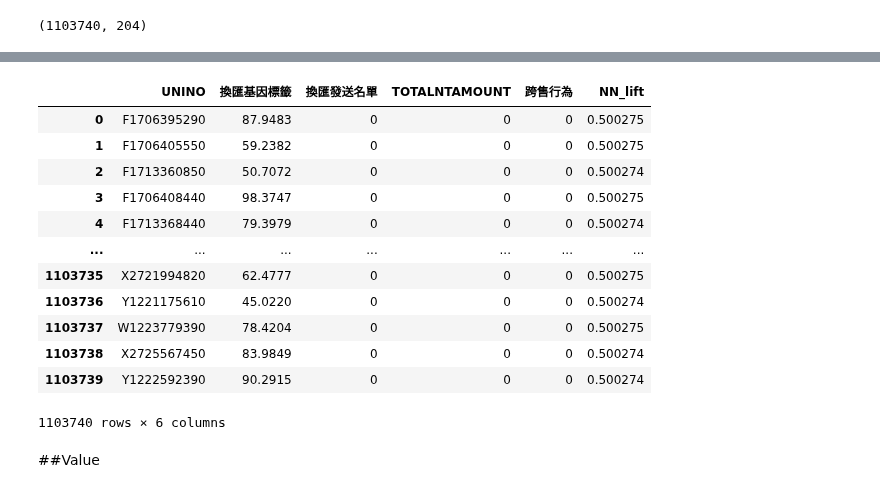
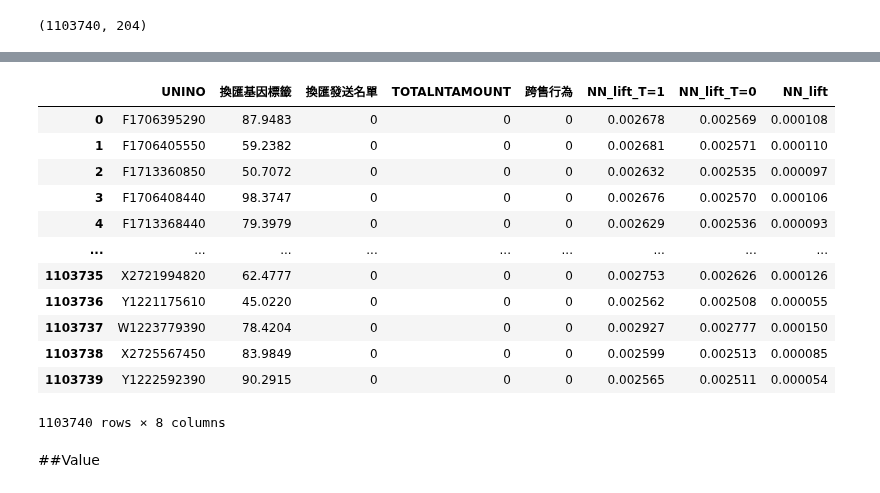
Before and after one commit to sssylvia0/Uplift_Model, a Jupyter notebook: NN.ipynb, the cells around one changed output, grey strips where cells are left out. Cells and saved outputs as stored; diff of their text form; code cells hidden in the pictures.

```diff
--- a/NN.ipynb
+++ b/NN.ipynb
@@ -413 +448,6 @@ CustomNet(
 )
+# %%
+#T1 = pi01
+#Treatment = 1
+df.iloc[:, 149] = 0
+df.head()
@@ -480,22 +528,24 @@ plt.show()
 # %%
 import pandas as pd
-res = pd.read_csv('/content/data202402.csv', usecols=['UNINO', '換匯基因標籤', '換匯發送名單','TOTALNTAMOUNT', '跨售行為'])
-res['NN_lift'] = predictions_np
+#res = pd.read_csv('/content/data202402.csv', usecols=['UNINO', '換匯基因標籤', '換匯發送名單','TOTALNTAMOUNT', '跨售行為'])
+#res['NN_lift_T=1'] = predictions_np
+res['NN_lift_T=0'] = predictions_np
+res['NN_lift'] = res['NN_lift_T=1']-res['NN_lift_T=0']
 res
 # %% [output]
-|  | UNINO | 換匯基因標籤 | 換匯發送名單 | TOTALNTAMOUNT | 跨售行為 | NN_lift |
-| 0 | F1706395290 | 87.9483 | 0 | 0 | 0 | 0.500275 |
-| 1 | F1706405550 | 59.2382 | 0 | 0 | 0 | 0.500275 |
-| 2 | F1713360850 | 50.7072 | 0 | 0 | 0 | 0.500274 |
-| 3 | F1706408440 | 98.3747 | 0 | 0 | 0 | 0.500275 |
-| 4 | F1713368440 | 79.3979 | 0 | 0 | 0 | 0.500274 |
-| ... | ... | ... | ... | ... | ... | ... |
-| 1103735 | X2721994820 | 62.4777 | 0 | 0 | 0 | 0.500275 |
-| 1103736 | Y1221175610 | 45.0220 | 0 | 0 | 0 | 0.500274 |
-| 1103737 | W1223779390 | 78.4204 | 0 | 0 | 0 | 0.500275 |
-| 1103738 | X2725567450 | 83.9849 | 0 | 0 | 0 | 0.500274 |
-| 1103739 | Y1222592390 | 90.2915 | 0 | 0 | 0 | 0.500274 |
+|  | UNINO | 換匯基因標籤 | 換匯發送名單 | TOTALNTAMOUNT | 跨售行為 | NN_lift_T=1 | NN_lift_T=0 | NN_lift |
+| 0 | F1706395290 | 87.9483 | 0 | 0 | 0 | 0.002678 | 0.002569 | 0.000108 |
+| 1 | F1706405550 | 59.2382 | 0 | 0 | 0 | 0.002681 | 0.002571 | 0.000110 |
+| 2 | F1713360850 | 50.7072 | 0 | 0 | 0 | 0.002632 | 0.002535 | 0.000097 |
+| 3 | F1706408440 | 98.3747 | 0 | 0 | 0 | 0.002676 | 0.002570 | 0.000106 |
+| 4 | F1713368440 | 79.3979 | 0 | 0 | 0 | 0.002629 | 0.002536 | 0.000093 |
+| ... | ... | ... | ... | ... | ... | ... | ... | ... |
+| 1103735 | X2721994820 | 62.4777 | 0 | 0 | 0 | 0.002753 | 0.002626 | 0.000126 |
+| 1103736 | Y1221175610 | 45.0220 | 0 | 0 | 0 | 0.002562 | 0.002508 | 0.000055 |
+| 1103737 | W1223779390 | 78.4204 | 0 | 0 | 0 | 0.002927 | 0.002777 | 0.000150 |
+| 1103738 | X2725567450 | 83.9849 | 0 | 0 | 0 | 0.002599 | 0.002513 | 0.000085 |
+| 1103739 | Y1222592390 | 90.2915 | 0 | 0 | 0 | 0.002565 | 0.002511 | 0.000054 |
-1103740 rows × 6 columns
+1103740 rows × 8 columns
 # %%
 res.to_csv('/content/drive/MyDrive/Sinopac/Results/Prediction_results_202402.csv')
 #1103740 rows × 6 columns
```
Also changed, not shown: parts of 15 cells of this notebook.
